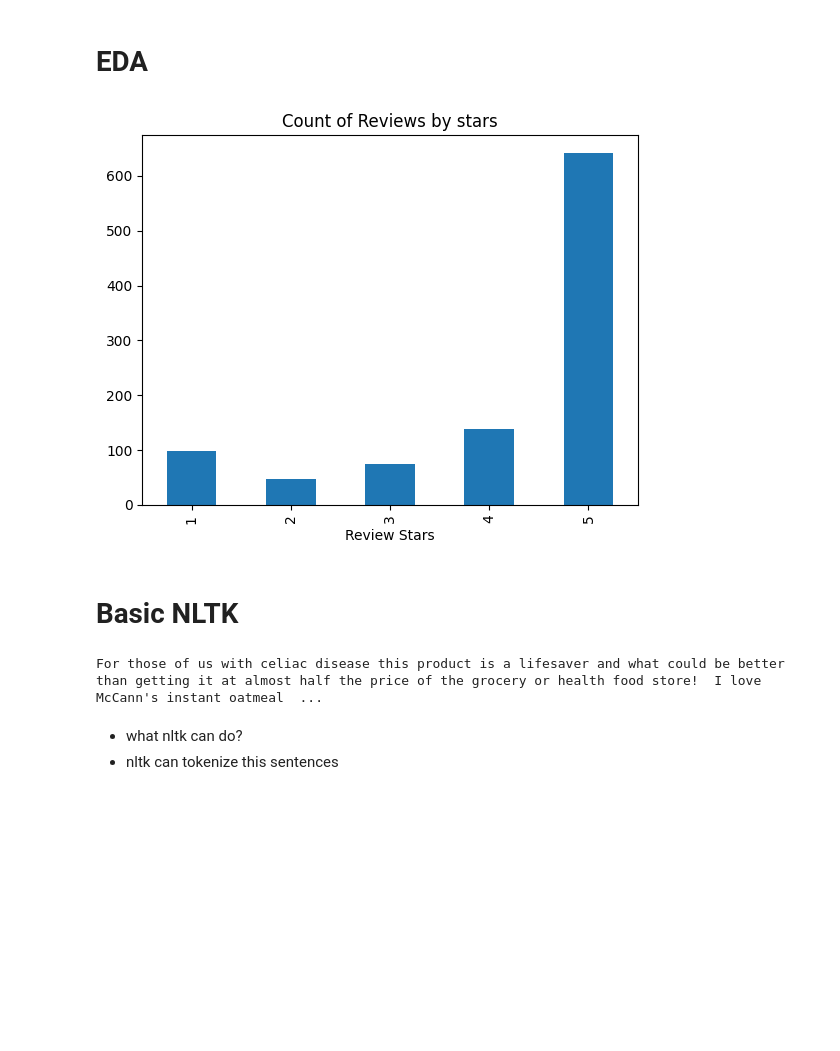
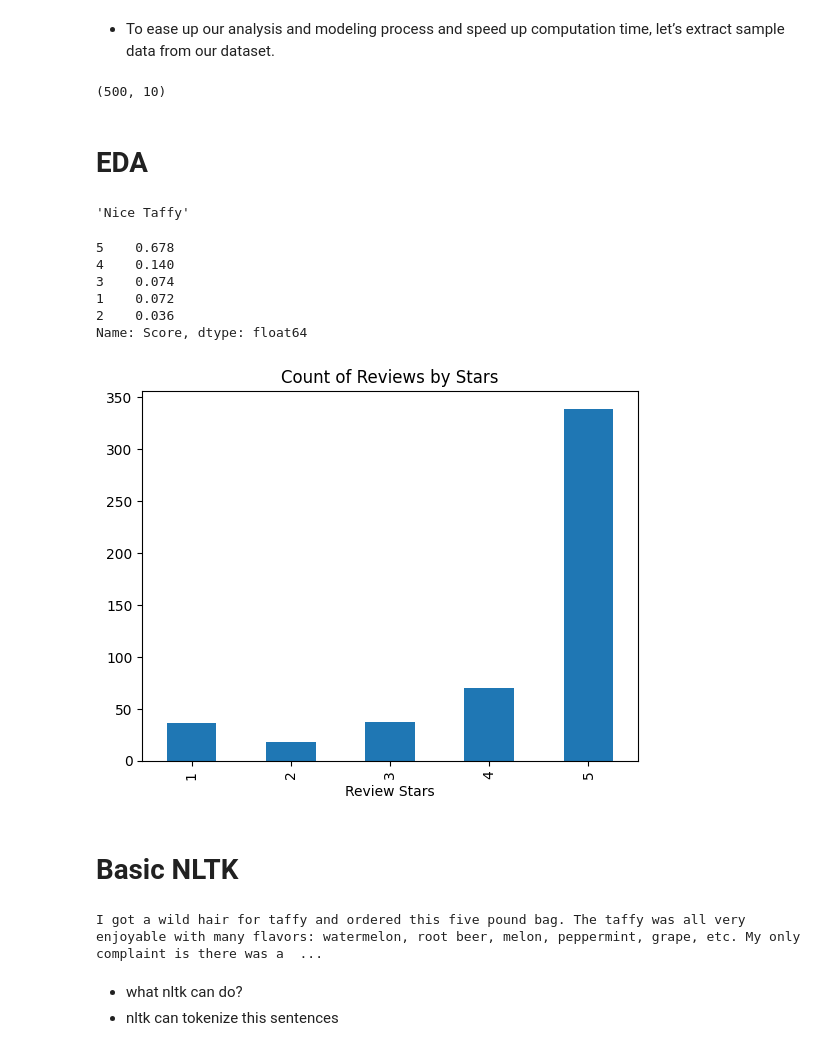
Before and after one commit to 87tana/NLP_SentimentAnalysis, a Jupyter notebook: NLP_Sentiment Analysis_Customer Review.ipynb, the cells around one changed output. Cells and saved outputs as stored; diff of their text form; code cells hidden in the pictures; blank space fills up the shorter version.

```diff
--- a/NLP_Sentiment Analysis_Customer Review.ipynb
+++ b/NLP_Sentiment Analysis_Customer Review.ipynb
@@ -52,3 +62,3 @@ True
 # %%
 df = pd.read_csv('C:/Users/tmost/Documents/Data-course/NLP_SemanticAnalysis/Reviews.csv')
-df = df.head(1000)
+df.head(3)
@@ -70,21 +92,44 @@ df['Summary'][0]
+# %% [markdown]
+- To ease up our analysis and modeling process and speed up computation time, let’s extract sample data from our dataset.
+# %%
+# Downsample Dataset to analyze faster
+
+#df = df.sample(frac = 0.01, replace = False, random_state=42)
+df = df.head(500)
+df.shape
+# %% [output]
+(500, 10)
 # %% [markdown]
 # EDA
+# %%
+df['Summary'][5]
+# %% [output]
+'Nice Taffy'
+# %%
+df['Score'].value_counts(normalize=True)
+# %% [output]
+5    0.678
+4    0.140
+3    0.074
+1    0.072
+2    0.036
+Name: Score, dtype: float64
 # %%
 # Count of Reviews by stars
 
-ax = df.Score.value_counts().sort_index().plot(kind='bar', title='Count of Reviews by stars')
+ax = df.Score.value_counts().sort_index().plot(kind='bar', title='Count of Reviews by Stars')
 
 ax.set_xlabel('Review Stars')
 plt.show()
 # %% [output]
-[figure, old version]
+[figure, new version]
 # %% [markdown]
 # Basic NLTK
 # %%
-example = df['Text'][36]
+example = df['Text'][5]
 print(example)
 # %% [output]
-For those of us with celiac disease this product is a lifesaver and what could be better than getting it at almost half the price of the grocery or health food store!  I love McCann's instant oatmeal  ...
+I got a wild hair for taffy and ordered this five pound bag. The taffy was all very enjoyable with many flavors: watermelon, root beer, melon, peppermint, grape, etc. My only complaint is there was a  ...
 # %% [markdown]
 - what nltk can do?
 - nltk can tokenize this sentences
```
Also changed, not shown: parts of 60 cells of this notebook.
